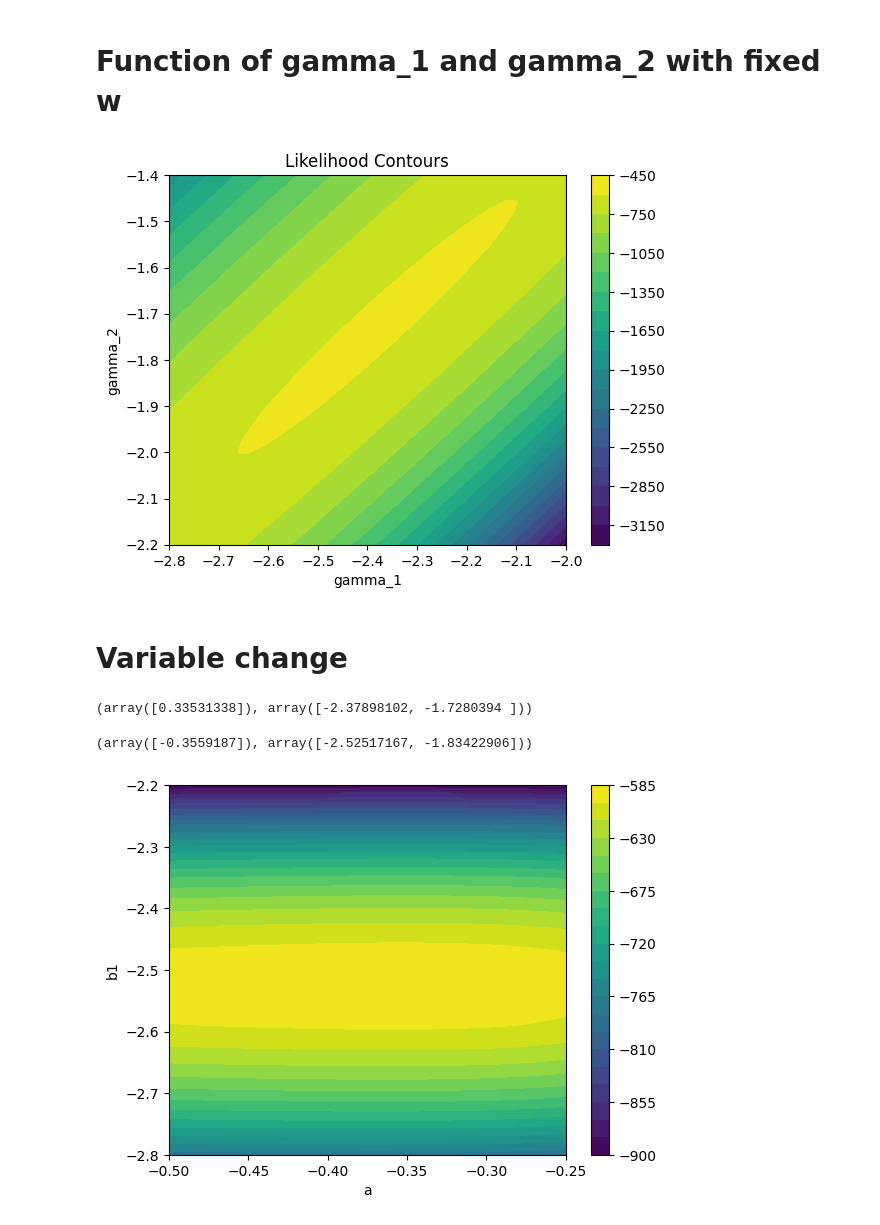
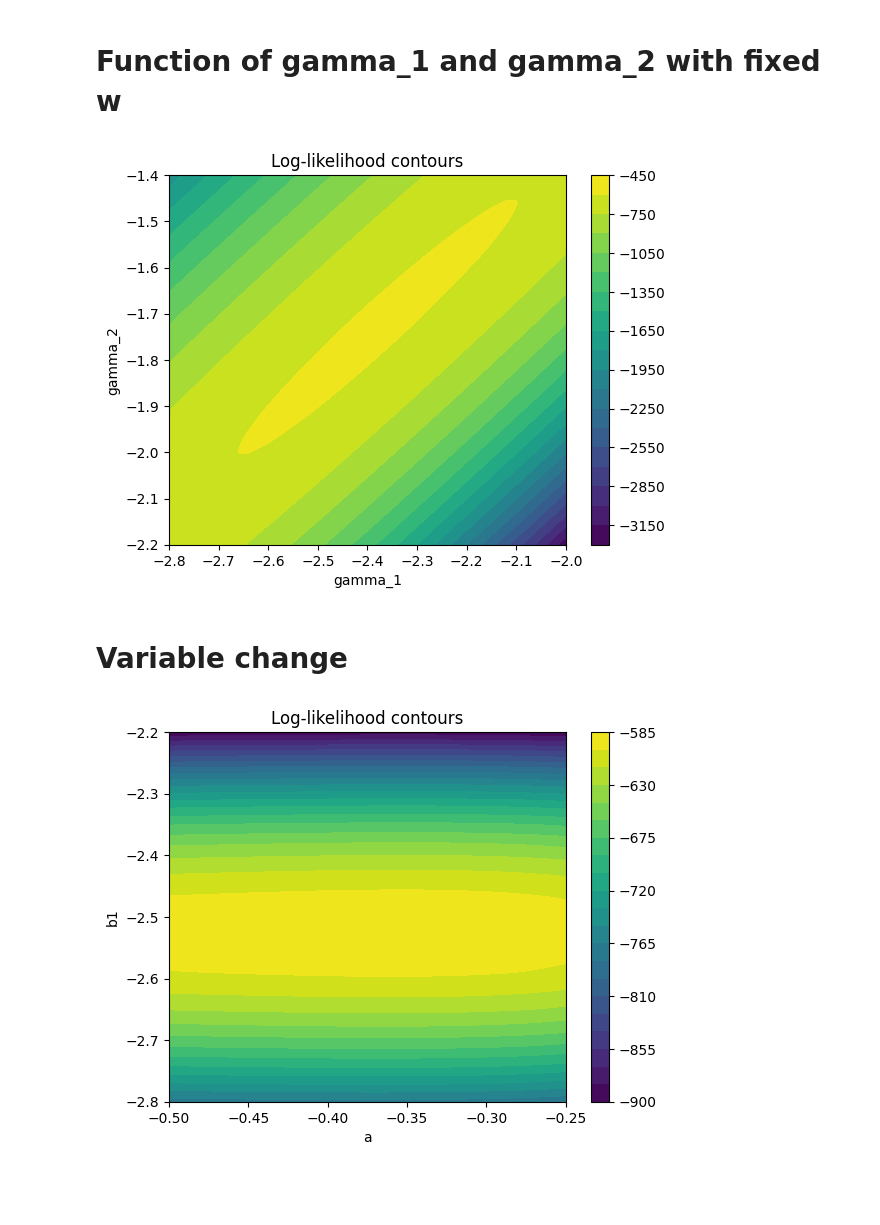
Before and after one commit to PeterKiss18/VasicekPDModel, a Jupyter notebook: likelihood_multivariate_plot.ipynb, the cells around one changed output. Saved outputs shown, nothing was run; the diff lists cells and outputs as text; code cells hidden in the pictures; blank space fills up the shorter version.

Commit message:
Refactor plots for plane sections of the log-likelihood function

```diff
--- a/likelihood_multivariate_plot.ipynb
+++ b/likelihood_multivariate_plot.ipynb
@@ -115,21 +77,0 @@ plt.show()
-# %%
-# Contour plot of multivariate plot of the likelihood function
-x_num_points = 31
-y_num_points = 31
-
-w_g = np.linspace(0.1, 0.5, x_num_points)
-gamma_g = np.linspace(-3.25, -1.75, y_num_points)
-
-W, G = np.meshgrid(w_g, gamma_g)
-L = np.zeros((y_num_points, x_num_points))
-
-for i in range(x_num_points):
-    for j in range(y_num_points):
-        L[j, i] = log_likehood_multivariable(d_g_array, n_g_array, p_g, np.array([w_g[i], w_g[i]]), np.array([gamma_g[j], fixed_gamma2]))
-
-plt.contourf(W, G, L, levels=20, cmap='viridis')
-plt.colorbar()
-plt.xlabel('w')
-plt.ylabel('gamma_1')
-plt.title('Likelihood Contours')
-plt.show()
@@ -138,21 +77,0 @@ plt.show()
-# %%
-# Contour plot of multivariate plot of the likelihood function
-x_num_points = 21
-y_num_points = 21
-
-w_g = np.linspace(0.2, 0.5, x_num_points)
-gamma_g = np.linspace(-2.6, -2.1, y_num_points)
-
-W, G = np.meshgrid(w_g, gamma_g)
-L = np.zeros((y_num_points, x_num_points))
-
-for i in range(x_num_points):
-    for j in range(y_num_points):
-        L[j, i] = log_likehood_multivariable(d_g_array, n_g_array, p_g, np.array([w_g[i], w_g[i]]), np.array([gamma_g[j], fixed_gamma2]))
-
-plt.contourf(W, G, L, levels=20, cmap='viridis')
-plt.colorbar()
-plt.xlabel('w')
-plt.ylabel('gamma_1')
-plt.title('Likelihood Contours')
-plt.show()
@@ -204,11 +121,11 @@ plt.contourf(G1, G2, L, levels=20, cmap='viridis')
 plt.colorbar()
 plt.xlabel('gamma_1')
 plt.ylabel('gamma_2')
-plt.title('Likelihood Contours')
+plt.title('Log-likelihood contours')
 plt.savefig('plots/likelihood_contours_2.pdf')
 plt.show()
 # %% [output]
-[figure, old version]
+[figure, new version]
 # %% [markdown]
 # Variable change
 # %%
@@ -230,39 +147,32 @@ def calc_linear_likelihood(d_g_arr, n_g_arr, a, b):
 
 def log_likehood_variable_changed(d_g_array, n_g_array, a, b):
     return sum(np.log(calc_linear_likelihood(d_g_list, n_g_list, a, b)) for d_g_list, n_g_list in zip(d_g_array, n_g_array))
-# %%
-optimal_params[0], optimal_params[1]
-# %% [output]
-(array([0.33531338]), array([-2.37898102, -1.7280394 ]))
-# %%
-a_calc_func(optimal_params[0], optimal_params[1]), b_calc_func(optimal_params[0], optimal_params[1])
-# %% [output]
-(array([-0.3559187]), array([-2.52517167, -1.83422906]))
 # %%
 # Contour plot of multivariate plot of the likelihood function with fixed b2
 # Function of a and b1
 x_num_points = 21
 y_num_points = 21
 
 b2_fixed = b_calc_func(optimal_params[0][0], optimal_params[1][1])
 a = np.linspace(-0.25, -0.5, x_num_points)
 b1 = np.linspace(-2.8, -2.2, y_num_points)
 
 A, B1 = np.meshgrid(a, b1)
 L = np.zeros((y_num_points, x_num_points))
 
 for i in range(x_num_points):
     for j in range(y_num_points):
         L[j, i] = log_likehood_variable_changed(d_g_array, n_g_array, np.array([a[i], a[i]]), np.array([b1[j], b2_fixed]))
 
 plt.contourf(A, B1, L, levels=20, cmap='viridis')
 plt.colorbar()
 plt.xlabel('a')
 plt.ylabel('b1')
+plt.title('Log-likelihood contours')
 plt.savefig('plots/likelihood_contours_3.pdf')
 plt.show()
 # %% [output]
-[figure, old version]
+[figure, new version]
 # %%
 # Contour plot of multivariate plot of the likelihood function with fixed b2
 # Function of a and b1
```
Also changed, not shown: parts of 8 cells of this notebook, 4 other files.
